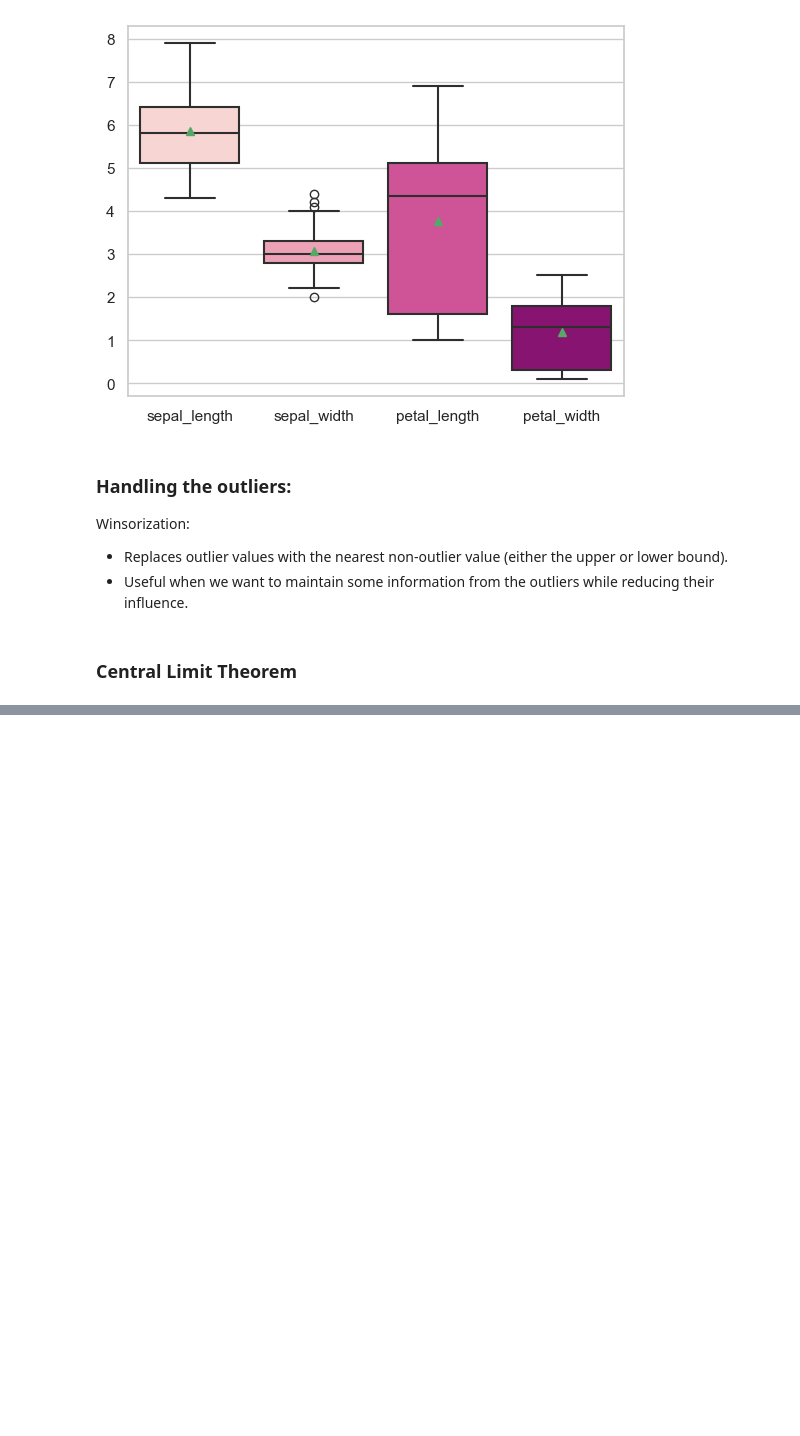
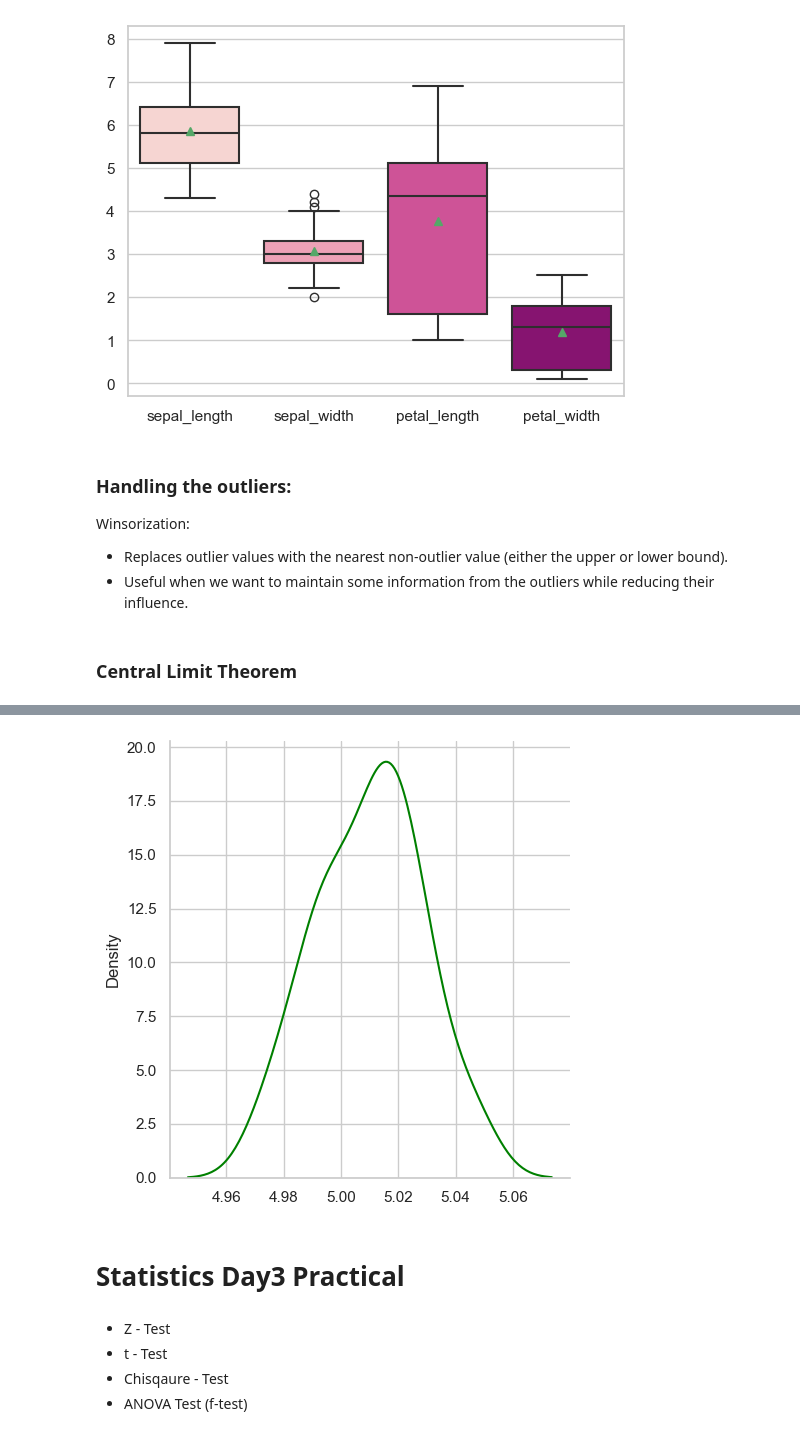
Before and after one commit to rashmiKumari03/Statistics_practical_FSDM_rev, a Jupyter notebook: Statistics_Practical_.ipynb, the cells around one changed output, grey strips where cells are left out. Saved outputs shown, nothing was run; the diff lists cells and outputs as text; code cells hidden in the pictures; blank space fills up the shorter version.

```diff
--- a/Statistics_Practical_.ipynb
+++ b/Statistics_Practical_.ipynb
@@ -1796,0 +1953,16 @@ print("Mean of the Population:",np.mean(population))
+# %%
+# Lets take sample 50% of the population.
+size = int(len(population)*0.50)
+print(size)
+
+
+# Lets take the sample.
+
+means_of_samples =[]
+
+for i in range(1,31):
+    sample = np.random.choice(population,size=size)
+    means_of_samples.append(np.mean(sample))
+
+
+means_of_samples
@@ -1796,0 +1988,7 @@ print("Mean of the Population:",np.mean(population))
+# %%
+# Lets plot this means of the samples (30 here)
+
+sns.displot(means_of_samples,kind='kde',color='green')
+plt.show()
+# %% [output]
+[figure, added]
@@ -1796,0 +1997,7 @@ print("Mean of the Population:",np.mean(population))
+# %% [markdown]
+# Statistics Day3 Practical
+# %% [markdown]
+* Z - Test
+* t - Test
+* Chisqaure - Test
+* ANOVA Test (f-test)
```
Also changed, not shown: parts of 44 cells of this notebook, 4 other files.
